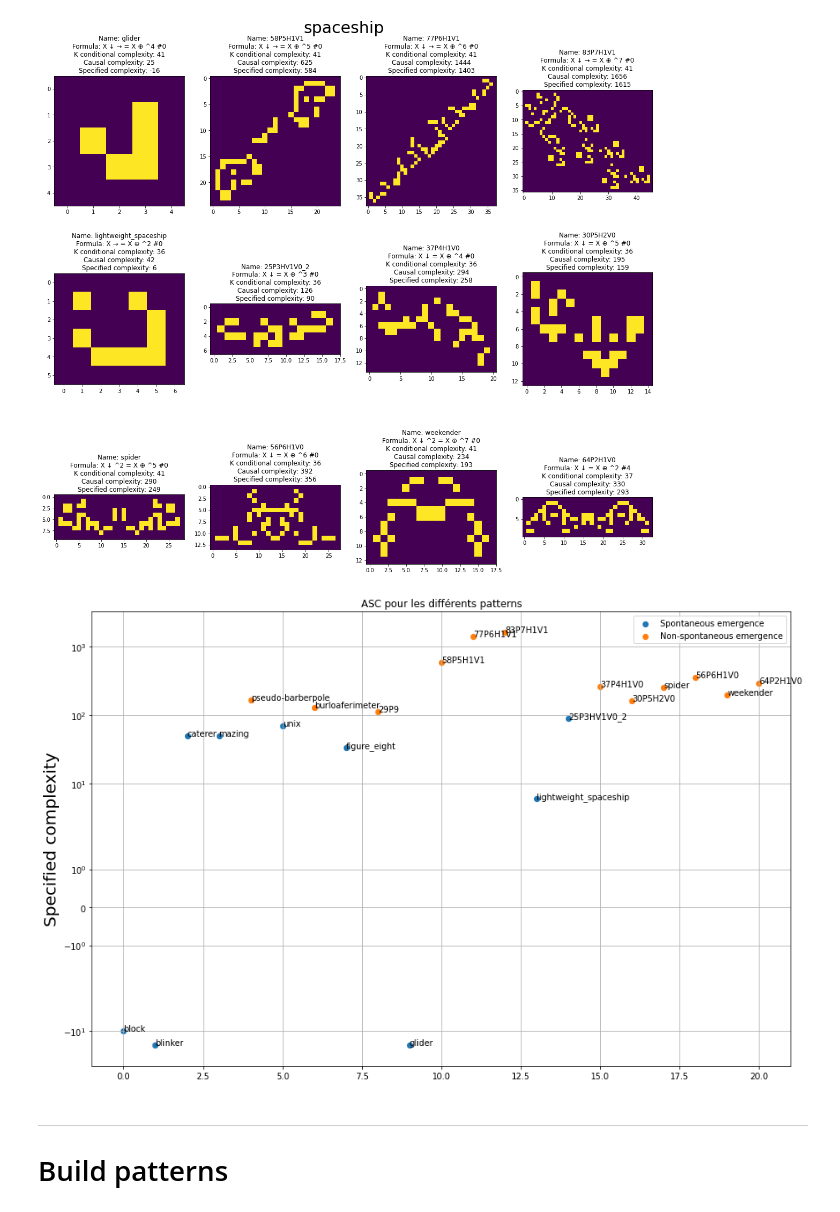
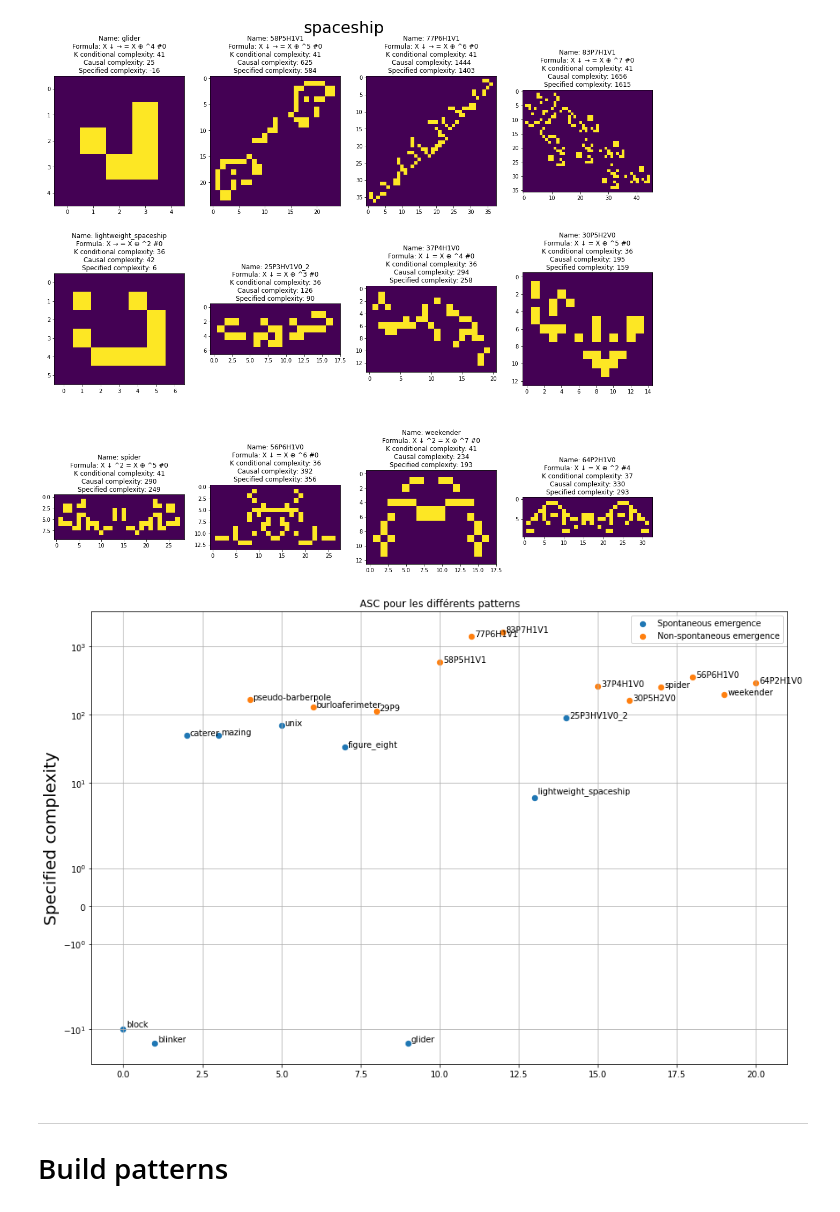
Before and after one commit to yann-ro/conway-game-of-life, a Jupyter notebook: digging.ipynb, the cells around one changed output. Saved outputs shown, nothing was run; the diff lists cells and outputs as text; code cells hidden in the pictures.

```diff
--- a/digging.ipynb
+++ b/digging.ipynb
@@ -65,19 +65,19 @@ for category in d.Category.unique():
 # %%
 plt.figure(figsize=(15,10))
 cmap = mpl.cm.get_cmap('viridis', 2)
 
 plt.scatter(x=d[d['Spontaneous emergence']==1].index,y=d.loc[d['Spontaneous emergence']==1,'Specified complexity'],s=40,label='Spontaneous emergence')
 plt.scatter(x=d[d['Spontaneous emergence']==0].index,y=d.loc[d['Spontaneous emergence']==0,'Specified complexity'],s=40,label='Non-spontaneous emergence')
 for i in d.index:
-    plt.annotate(d.Name[i],(i,d['Specified complexity'][i]))
+    plt.annotate(d.Name[i],(i+0.1,d['Specified complexity'][i]+1))
 plt.yscale('symlog')
 plt.title('ASC pour les différents patterns')
 plt.ylabel('Specified complexity',size=20)
 plt.grid()
 plt.legend()
 plt.show()
 # %% [output]
-[figure, old version]
+[figure, new version]
 # %% [markdown]
 ---
 # Build patterns
```
